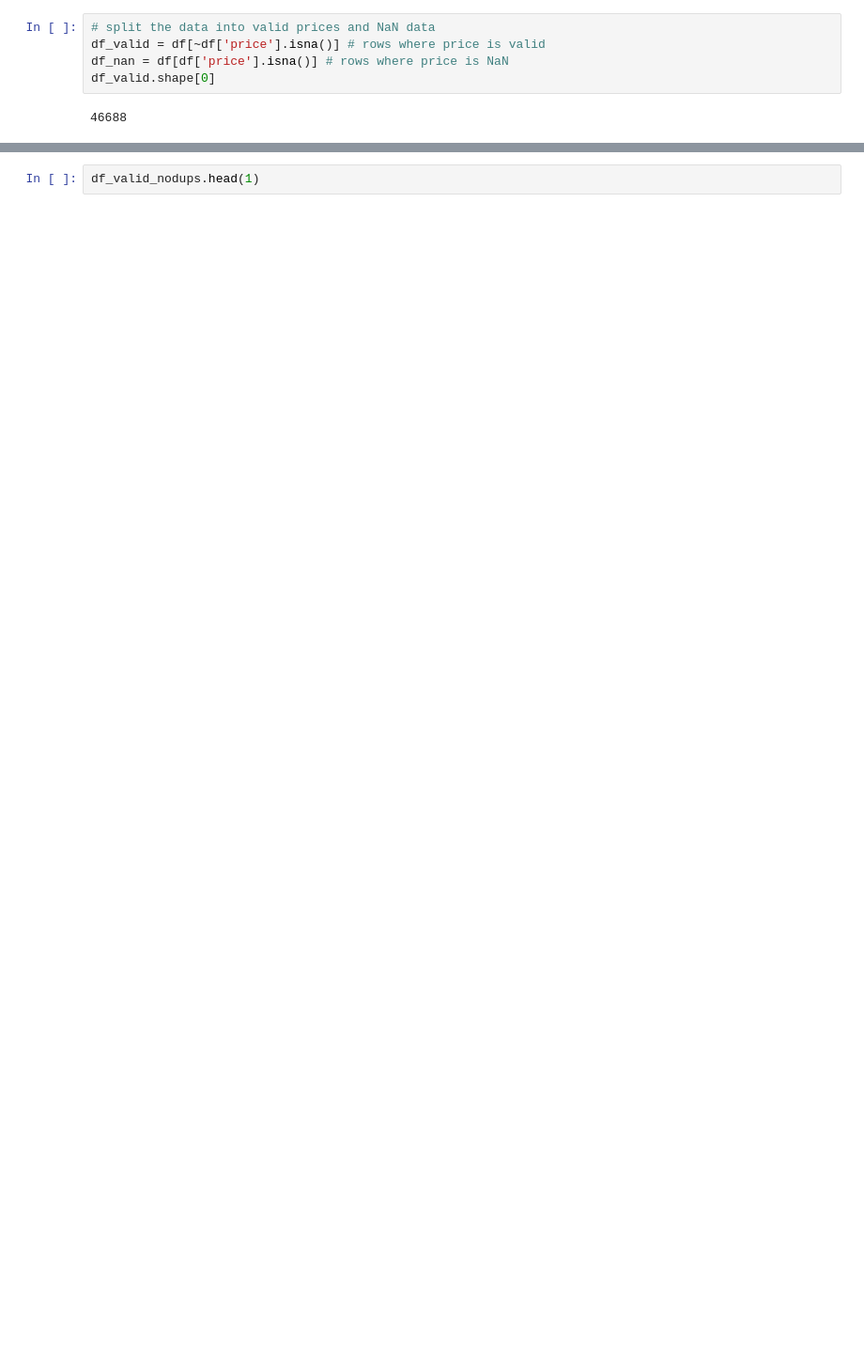
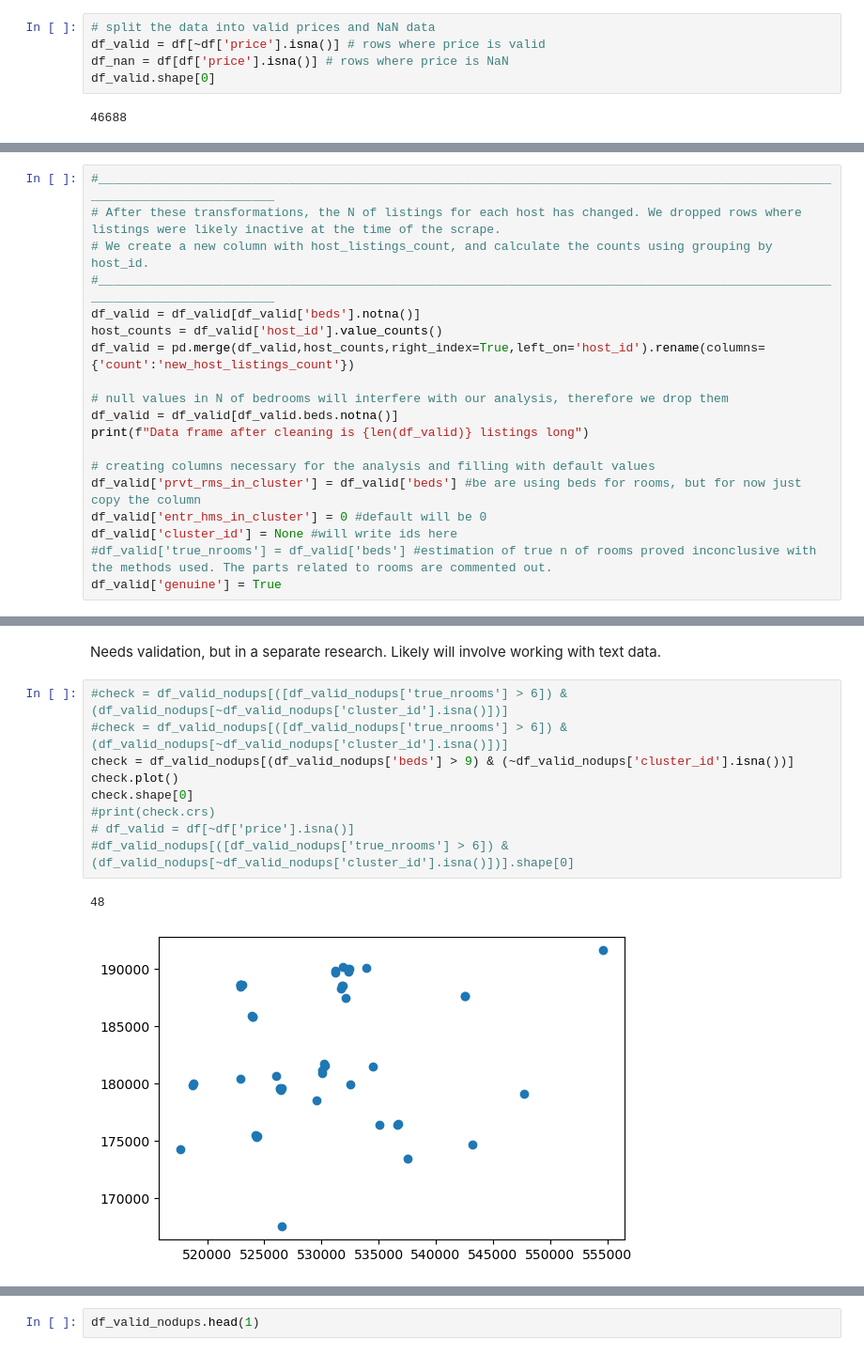
Before and after one commit to a-saveleva/FSDS_Slap, a Jupyter notebook: Inside_Airbnb.ipynb, the cells around one changed output, grey strips where cells are left out. Shown at 94% size. Saved outputs shown, nothing was run; the diff lists cells and outputs as text; blank space fills up the shorter version.

```diff
--- a/Inside_Airbnb.ipynb
+++ b/Inside_Airbnb.ipynb
@@ -205,0 +289,19 @@ df_valid.shape[0]
+# %%
+#_____________________________________________________________________________________________________________________________
+# After these transformations, the N of listings for each host has changed. We dropped rows where listings were likely inactive at the time of the scrape.
+# We create a new column with host_listings_count, and calculate the counts using grouping by host_id.
+#_____________________________________________________________________________________________________________________________
+df_valid = df_valid[df_valid['beds'].notna()]
+host_counts = df_valid['host_id'].value_counts()
+df_valid = pd.merge(df_valid,host_counts,right_index=True,left_on='host_id').rename(columns={'count':'new_host_listings_count'})
+
+# null values in N of bedrooms will interfere with our analysis, therefore we drop them
+df_valid = df_valid[df_valid.beds.notna()]
+print(f"Data frame after cleaning is {len(df_valid)} listings long")
+
+# creating columns necessary for the analysis and filling with default values
+df_valid['prvt_rms_in_cluster'] = df_valid['beds'] #be are using beds for rooms, but for now just copy the column
+df_valid['entr_hms_in_cluster'] = 0 #default will be 0
+df_valid['cluster_id'] = None #will write ids here
+#df_valid['true_nrooms'] = df_valid['beds'] #estimation of true n of rooms proved inconclusive with the methods used. The parts related to rooms are commented out.
+df_valid['genuine'] = True
@@ -362 +455,15 @@ False       6383
 Name: count, dtype: int64
+# %% [markdown]
+Needs validation, but in a separate research. Likely will involve working with text data.
+# %%
+#check = df_valid_nodups[([df_valid_nodups['true_nrooms'] > 6]) & (df_valid_nodups[~df_valid_nodups['cluster_id'].isna()])]
+#check = df_valid_nodups[([df_valid_nodups['true_nrooms'] > 6]) & (df_valid_nodups[~df_valid_nodups['cluster_id'].isna()])]
+check = df_valid_nodups[(df_valid_nodups['beds'] > 9) & (~df_valid_nodups['cluster_id'].isna())]
+check.plot()
+check.shape[0]
+#print(check.crs)
+# df_valid = df[~df['price'].isna()]
+#df_valid_nodups[([df_valid_nodups['true_nrooms'] > 6]) & (df_valid_nodups[~df_valid_nodups['cluster_id'].isna()])].shape[0]
+# %% [output]
+48
+[figure, added]
```
Also changed, not shown: parts of 26 cells of this notebook.
